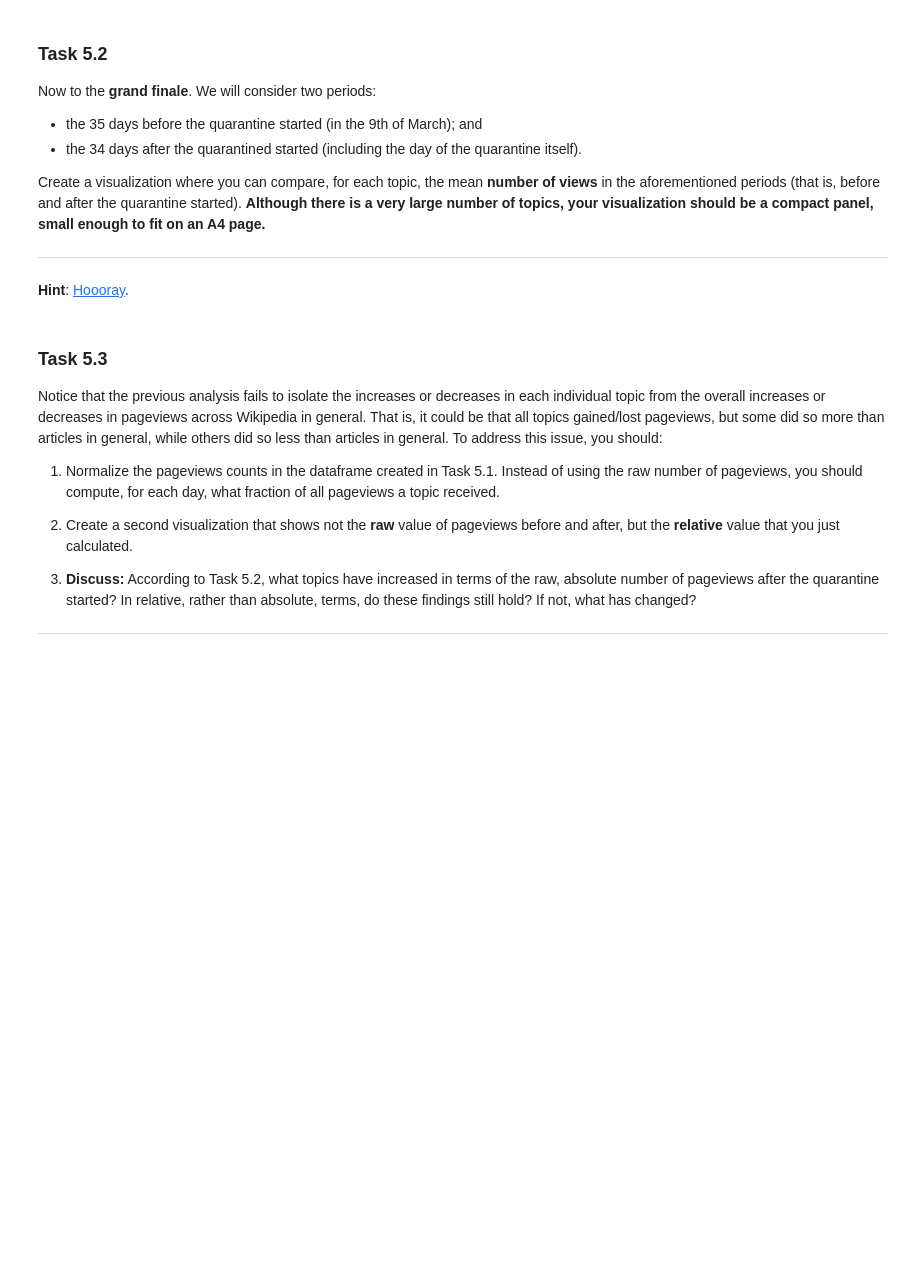
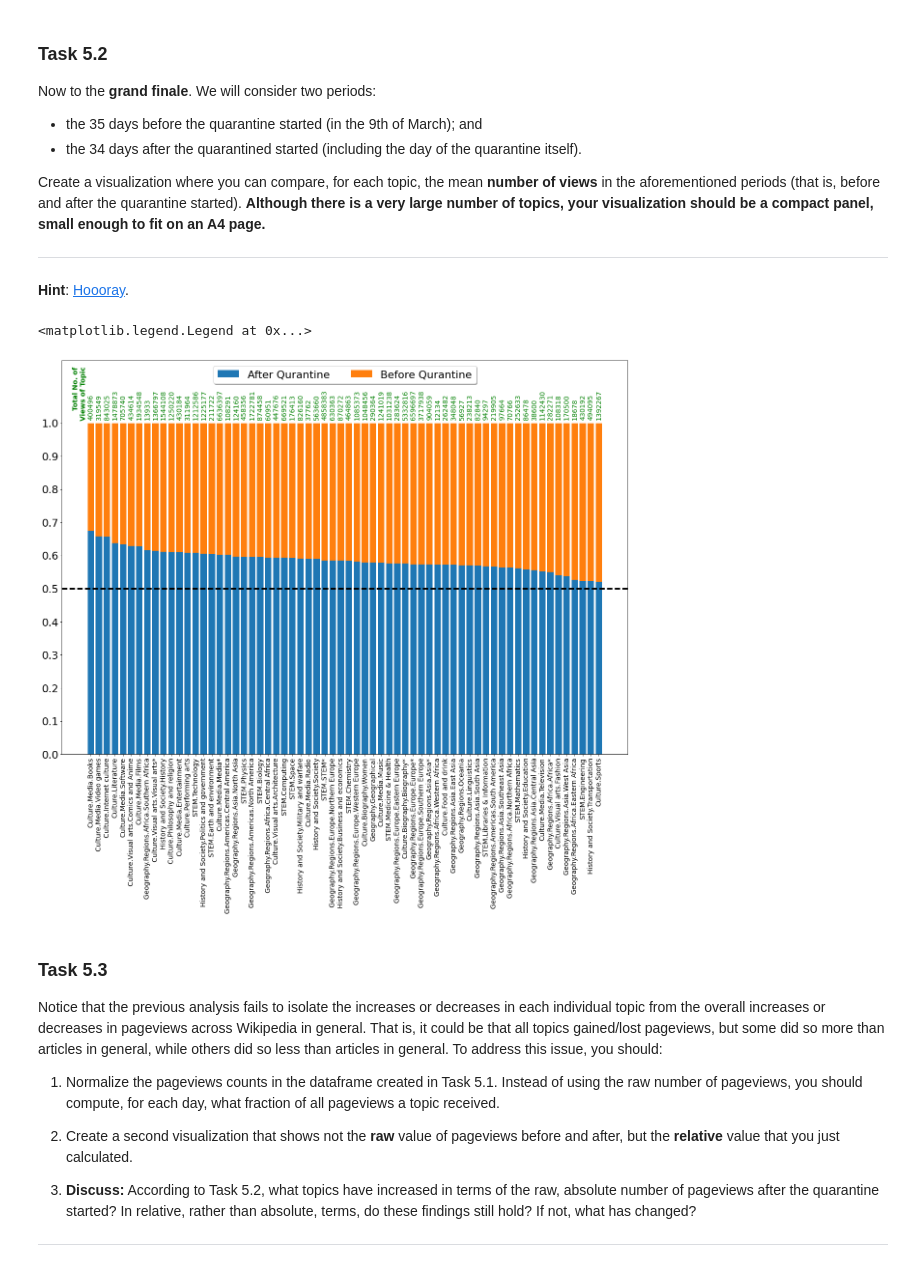
Before and after one commit to alec-flowers/ada-2020-homework1-pandas-pied, a Jupyter notebook: 01 - Pandas Data Wrangling and Data Viz/hw1.ipynb, the cells around one changed output. Drawn from its saved outputs; the diff is of its cells as text; code cells hidden in the pictures; blank space fills up the shorter version.

```diff
--- a/01 - Pandas Data Wrangling and Data Viz/hw1.ipynb
+++ b/01 - Pandas Data Wrangling and Data Viz/hw1.ipynb
@@ -563,37 +586,38 @@ import datetime
 
 ### ~ 5.2
 ### Your code here! ###
-quarantine_date = datetime.datetime(2020,3,17, 0, 0, 0)
+quarantine_date = datetime.datetime(2020,3,9, 0, 0, 0)
 before_date = quarantine_date - datetime.timedelta(days=35)
 after_date = quarantine_date + datetime.timedelta(days=34)
 after = topic_views_melted[topic_views_melted['date'].isin(pd.date_range(quarantine_date, after_date))]
 before = topic_views_melted[topic_views_melted['date'].isin(pd.date_range(before_date, quarantine_date,
                                                                           closed = 'left'))]
-
-
 fig, ax = plt.subplots(1,1,figsize=(21,15))
 after_grouped=after.groupby(by='topic').sum().rename(columns={'views': 'views_after'})
 before_grouped=before.groupby(by='topic').sum().rename(columns={'views': 'views_before'})
 grouped = before_grouped.merge(after_grouped, left_on=['topic'], right_on=['topic'])
 grouped.insert(2, 'views_sum', grouped.views_after+grouped.views_before)
 grouped.insert(2, 'views_after_rel', grouped.views_after/grouped.views_sum)
 grouped.insert(2, 'views_before_rel', grouped.views_before/grouped.views_sum)
 grouped_sorted = grouped.sort_values(by='views_before_rel')
 grouped_sorted.insert(0,'topic', grouped_sorted.index)
 rects1=ax.bar(grouped_sorted.topic,
        grouped_sorted.views_after_rel,
               label='After Qurantine')
 rects2=ax.bar(grouped_sorted.topic,
        grouped_sorted.views_before_rel,
        bottom=grouped_sorted.views_after_rel,
               label='Before Qurantine')
 ax.set_xticklabels(grouped_sorted.topic, fontsize=14, rotation=90)
 ax.set_yticks(np.arange(0,1.1,0.1))
 ax.set_ylim([0,1.19])
 ax.axhline(y=0.5, xmin=0, xmax=1, color = 'black', lw=3, ls='--')
 autolabel(rects1, rects2, grouped_sorted)
 ax.legend(loc='upper center', bbox_to_anchor=(0.5, +1.0),
           fancybox=True, shadow=True, ncol=2)
+# %% [output]
+<matplotlib.legend.Legend at 0x...>
+[figure, added]
 # %% [markdown]
 ### **Task 5.3**
 
```
Also changed, not shown: parts of 4 cells of this notebook.
